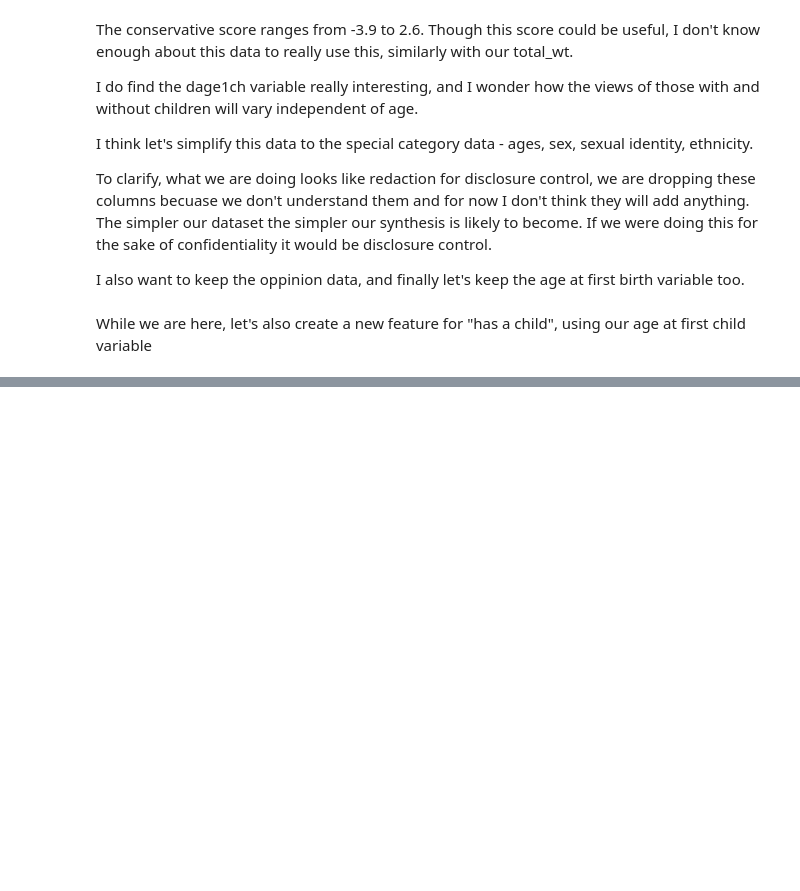
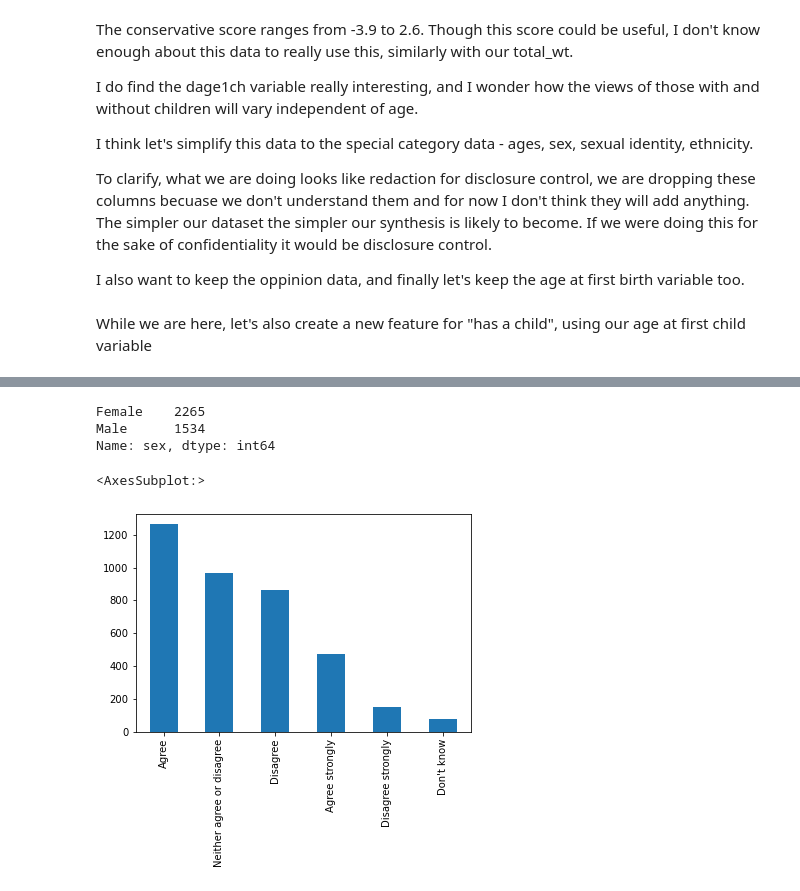
Before and after one commit to UKDataServiceOpen/Synthetic-Data, a Jupyter notebook: code-demo/NATSAL/NATSAL.ipynb, the cells around one changed output, grey strips where cells are left out. Saved outputs shown, nothing was run; the diff lists cells and outputs as text; code cells hidden in the pictures; blank space fills up the shorter version.

```diff
--- a/code-demo/NATSAL/NATSAL.ipynb
+++ b/code-demo/NATSAL/NATSAL.ipynb
@@ -186,12 +186,12 @@ To clarify, what we are doing looks like redaction for disclosure control, we ar
 I also want to keep the oppinion data, and finally let's keep the age at first birth variable too.
 # %%
 # select only special category and oppinion data
-df = df[['agrp', 'rsex', 'ethnicgrpr', 'sexidr', 'religimp', 'relstatr','rnssecgp_6', 'dage1ch',
-       'rwcasual', 'snnolov', 'snpres', 'snold','snsexdrv', 'snmedia', 'snearly']]
+df = df[['agrp', 'rsex', 'ethnicgrpr', 'sexidr', 'religimp', 'relstatr', 'dage1ch',
+       'rwcasual', 'snnolov', 'snpres','snsexdrv', 'snmedia']]
 
 # rename
-df.columns = ['age_group', 'sex', 'ethnic_group', 'sexual_identity', 'importance_religion', 'relationship_status','occupation', 'age_at_first_child',
-       'opp_one_night_stand_ok', 'opp_sex_without_love_ok', 'opp_pressure_to_have_sex', 'opp_less_sex_with_age','opp_men_have_higher_sex_drive', 'opp_too_much_sex_media', 'opp_young_sex_too_early']
+df.columns = ['age_group', 'sex', 'ethnic_group', 'sexual_identity', 'importance_religion', 'relationship_status', 'age_at_first_child',
+       'opp_one_night_stand_ok', 'opp_sex_without_love_ok', 'opp_pressure_to_have_sex','opp_men_have_higher_sex_drive', 'opp_too_much_sex_media']
 # %% [markdown]
 While we are here, let's also create a new feature for "has a child", using our age at first child variable
 # %%
@@ -208,0 +275,11 @@ df.head()
+# %%
+df['sex'].value_counts()
+# %% [output]
+Female    2265
+Male      1534
+Name: sex, dtype: int64
+# %%
+df['opp_men_have_higher_sex_drive'].value_counts().plot(kind='bar')
+# %% [output]
+<AxesSubplot:>
+[figure, added]
```
Also changed, not shown: parts of 11 cells of this notebook, 7 other files.
